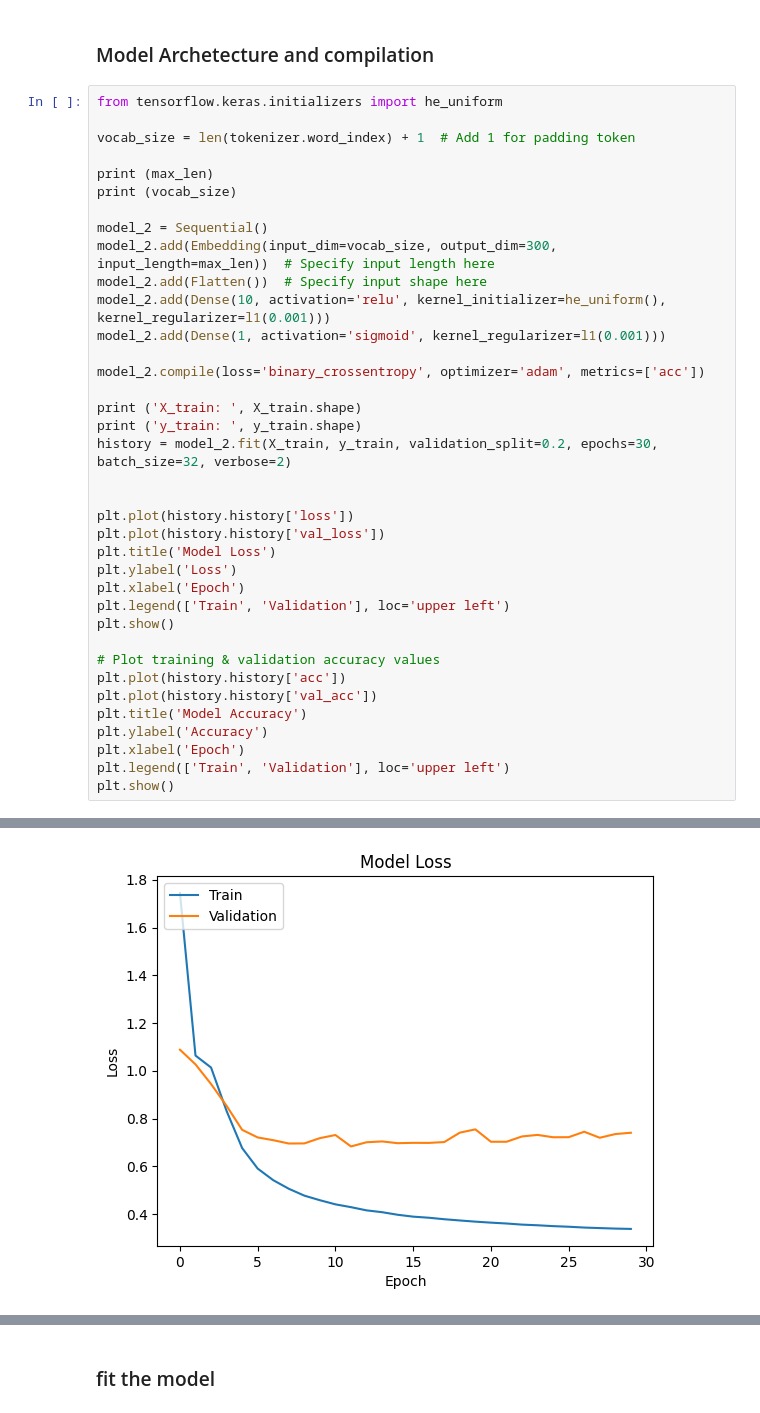
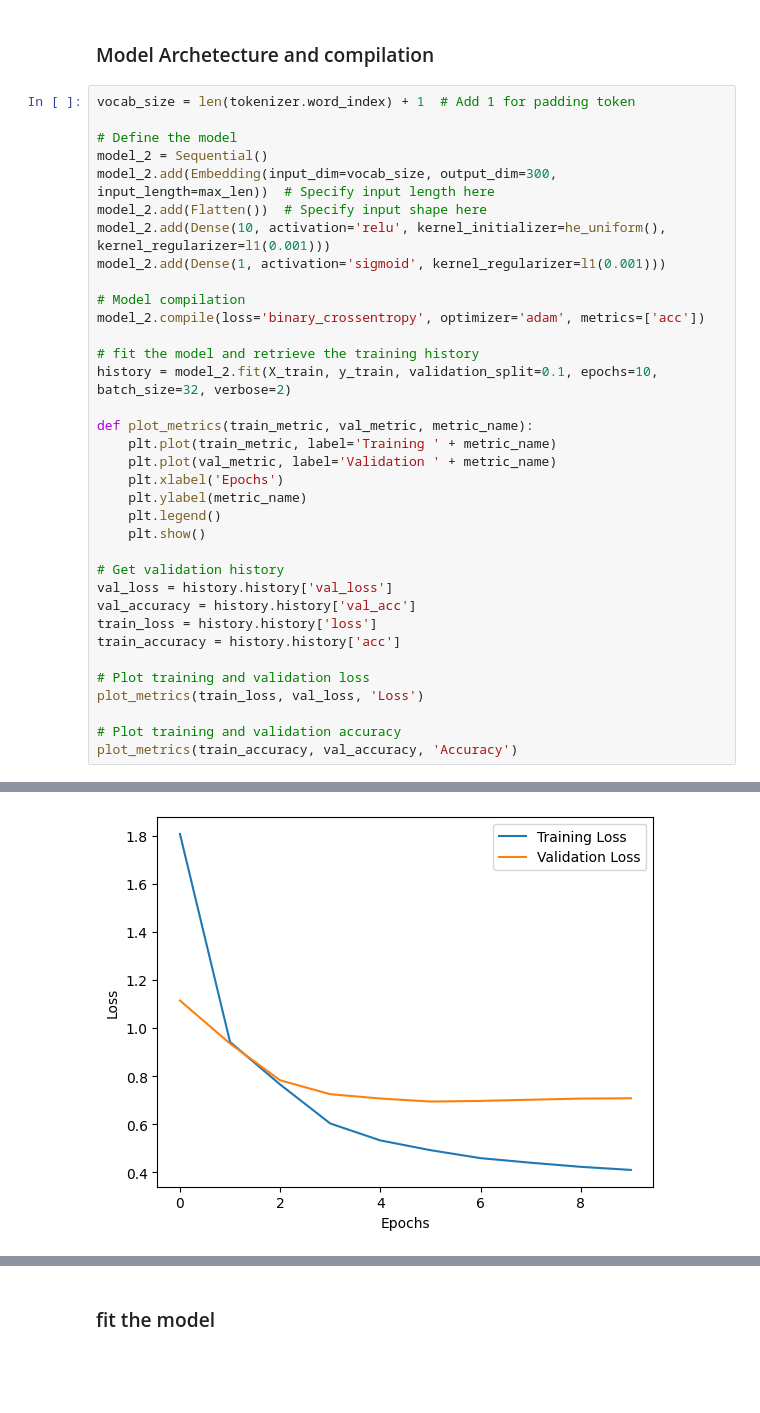
Before and after one commit to Ryan-McKee2001/Deep_Learning_Project-Fake_News_Detection, a Jupyter notebook: model_testing/mlp.ipynb, the cells around one changed output, grey strips where cells are left out. Cells and saved outputs as stored; diff of their text form; blank space fills up the shorter version.

Commit message:
models now working, docmentation added, gitignore added

```diff
--- a/model_testing/mlp.ipynb
+++ b/model_testing/mlp.ipynb
@@ -277,40 +257,38 @@ for word, i in tokenizer.word_index.items():
 # %% [markdown]
 <h3>Model Archetecture and compilation</h3>
 # %%
-from tensorflow.keras.initializers import he_uniform
-
 vocab_size = len(tokenizer.word_index) + 1  # Add 1 for padding token
 
-print (max_len)
-print (vocab_size)
-
+# Define the model
 model_2 = Sequential()
 model_2.add(Embedding(input_dim=vocab_size, output_dim=300, input_length=max_len))  # Specify input length here
 model_2.add(Flatten())  # Specify input shape here
 model_2.add(Dense(10, activation='relu', kernel_initializer=he_uniform(), kernel_regularizer=l1(0.001)))
 model_2.add(Dense(1, activation='sigmoid', kernel_regularizer=l1(0.001)))
 
+# Model compilation
 model_2.compile(loss='binary_crossentropy', optimizer='adam', metrics=['acc'])
 
-print ('X_train: ', X_train.shape)
-print ('y_train: ', y_train.shape)
-history = model_2.fit(X_train, y_train, validation_split=0.2, epochs=30, batch_size=32, verbose=2)
+# fit the model and retrieve the training history
+history = model_2.fit(X_train, y_train, validation_split=0.1, epochs=10, batch_size=32, verbose=2)
 
+def plot_metrics(train_metric, val_metric, metric_name):
+    plt.plot(train_metric, label='Training ' + metric_name)
+    plt.plot(val_metric, label='Validation ' + metric_name)
+    plt.xlabel('Epochs')
+    plt.ylabel(metric_name)
+    plt.legend()
+    plt.show()
 
-plt.plot(history.history['loss'])
-plt.plot(history.history['val_loss'])
-plt.title('Model Loss')
-plt.ylabel('Loss')
-plt.xlabel('Epoch')
-plt.legend(['Train', 'Validation'], loc='upper left')
-plt.show()
+# Get validation history
+val_loss = history.history['val_loss']
+val_accuracy = history.history['val_acc']
+train_loss = history.history['loss']
+train_accuracy = history.history['acc']
 
-# Plot training & validation accuracy values
-plt.plot(history.history['acc'])
-plt.plot(history.history['val_acc'])
-plt.title('Model Accuracy')
-plt.ylabel('Accuracy')
-plt.xlabel('Epoch')
-plt.legend(['Train', 'Validation'], loc='upper left')
-plt.show()
+# Plot training and validation loss
+plot_metrics(train_loss, val_loss, 'Loss')
+
+# Plot training and validation accuracy
+plot_metrics(train_accuracy, val_accuracy, 'Accuracy')
 # %% [output]
@@ -334 +315 @@ Epoch 30/30
-[figure, old version]
+[figure, new version]
```
Also changed, not shown: parts of 24 cells of this notebook, 2 other files.
